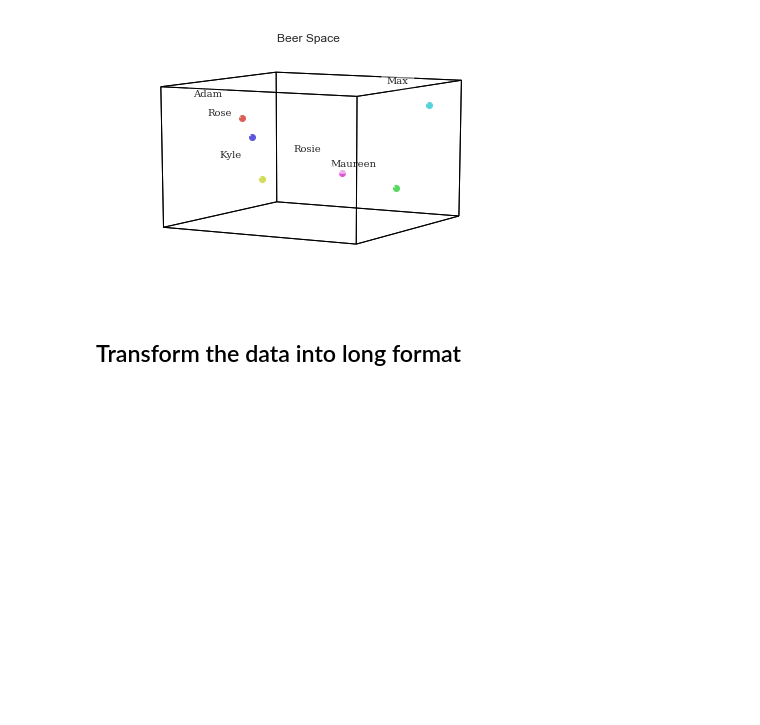
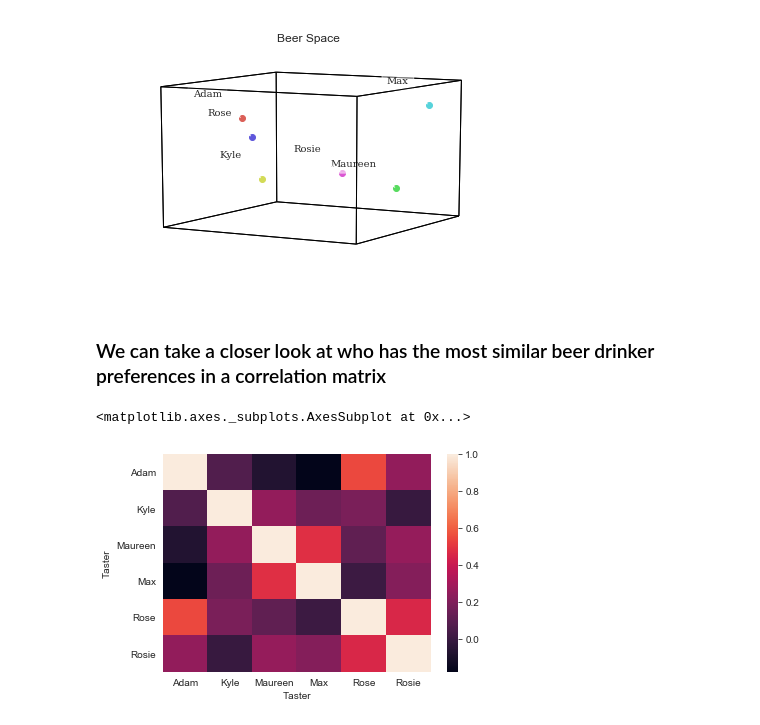
Before and after one commit to mbluestone/memolab-beer, a Jupyter notebook: memobeer.ipynb, the cells around one changed output. Saved outputs shown, nothing was run; the diff lists cells and outputs as text; code cells hidden in the pictures; blank space fills up the shorter version.

```diff
--- a/memobeer.ipynb
+++ b/memobeer.ipynb
@@ -61,5 +64,10 @@ hue = small_beers.index
 plot = hyp.plot(small_beers, 'o', hue=hue, labels=list(hue), title='Beer Space') # plots dots
 # %% [output]
 [figure]
-# %% [markdown]
-## Transform the data into long format
+# %% [markdown]
+### We can take a closer look at who has the most similar beer drinker preferences in a correlation matrix
+# %%
+sns.heatmap(small_beers.T.corr())
+# %% [output]
+<matplotlib.axes._subplots.AxesSubplot at 0x...>
+[figure, added]
```
Also changed, not shown: parts of 10 cells of this notebook.
